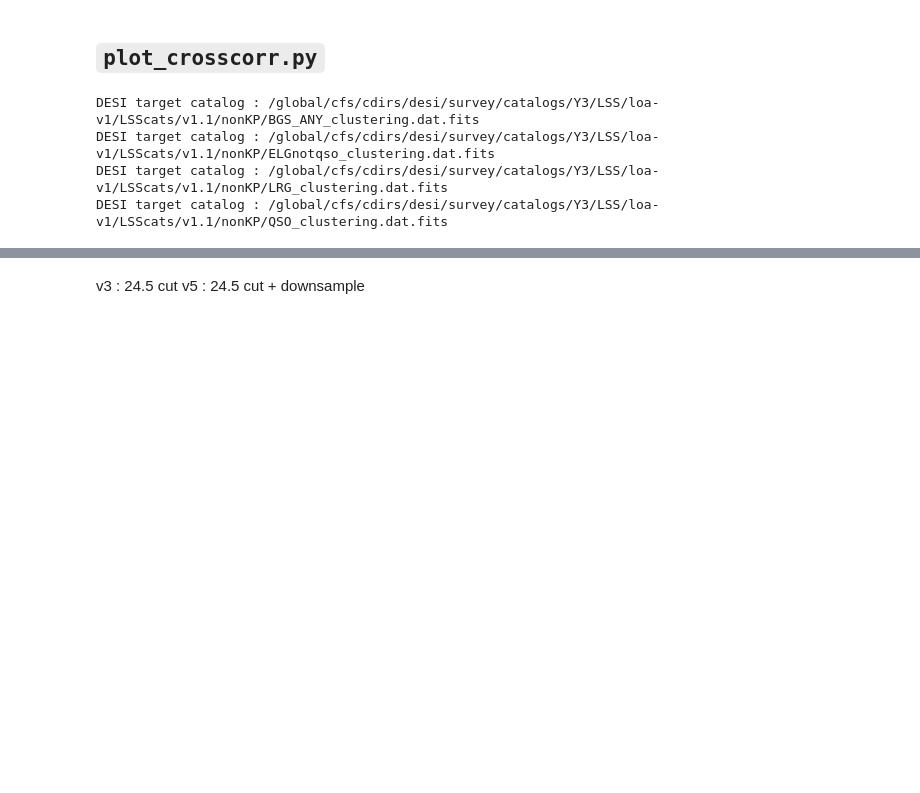
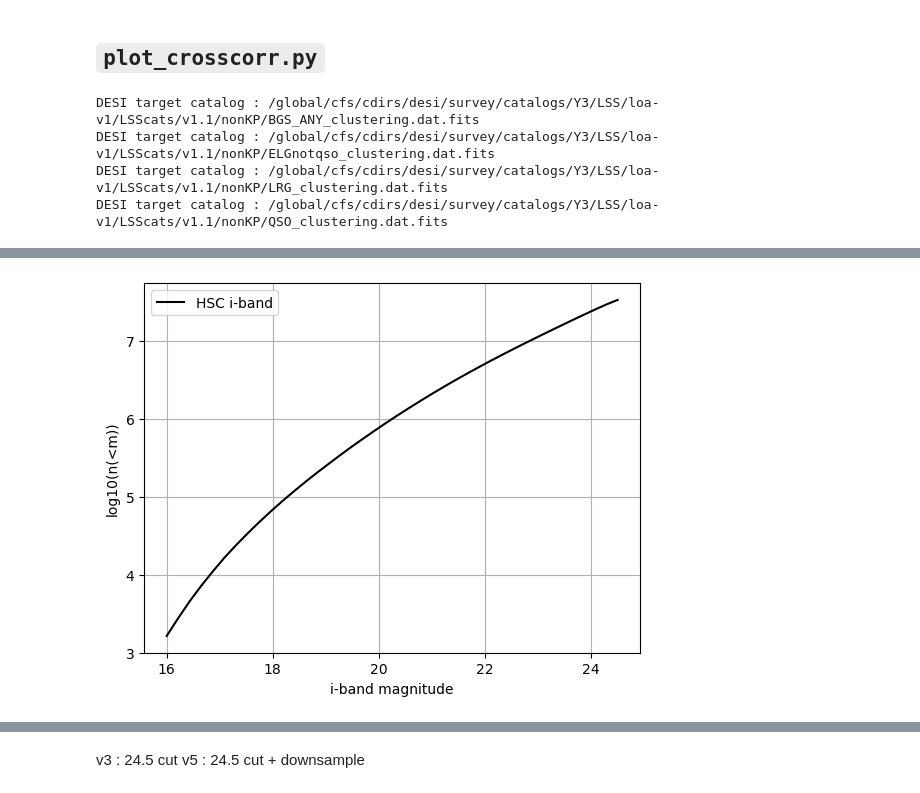
Before and after one commit to JeanCHDJdev/desi-y3-hsc, a Jupyter notebook: src/statistics/nb/plot_crosscorr.ipynb, the cells around one changed output, grey strips where cells are left out. Cells and saved outputs as stored; diff of their text form; code cells hidden in the pictures; blank space fills up the shorter version.

Commit message:
Magnification work

```diff
--- a/src/statistics/nb/plot_crosscorr.ipynb
+++ b/src/statistics/nb/plot_crosscorr.ipynb
@@ -163,0 +46,16 @@ plt.savefig('/global/cfs/projectdirs/desi/users/jchdj/desi-y3-hsc/paper/figures/
+# %%
+## cumulative number counts for magnification bias of HSC
+imag = hsc['i_cm_mag'][hsc['i_cm_mag'] < 24.5]
+mag_bins = np.linspace(16, max(imag), 50)
+def cumulative_mag_counts(mag):
+    """Cumulative number counts for magnification bias."""
+    return np.array([np.sum(imag < m) for m in mag])
+mag_counts = cumulative_mag_counts(mag_bins)
+# %%
+plt.plot(mag_bins, np.log10(mag_counts), label='HSC i-band', color='black')
+plt.xlabel('i-band magnitude')
+plt.ylabel('log10(n(<m))')
+plt.legend()
+plt.grid()
+# %% [output]
+[figure, added]
```
Also changed, not shown: parts of 4 cells of this notebook, 4 other files.
